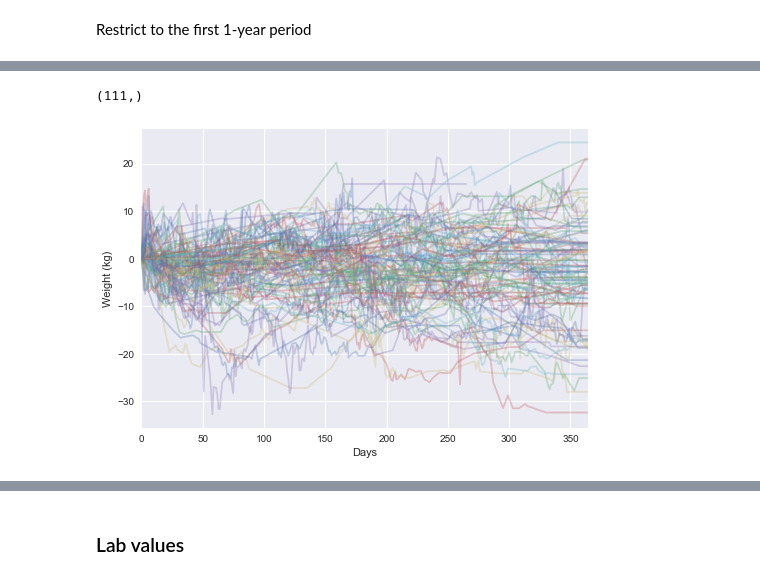
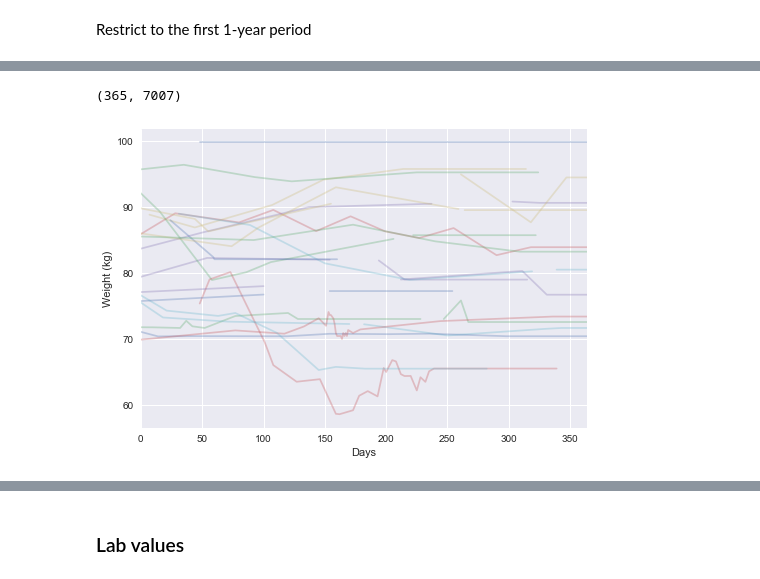
Before and after one commit to fonnesbeck/psychosocial_determinants_bmi, a Jupyter notebook: notebooks/Data processing.ipynb, the cells around one changed output, grey strips where cells are left out. Saved outputs shown, nothing was run; the diff lists cells and outputs as text; code cells hidden in the pictures.

```diff
--- a/notebooks/Data processing.ipynb
+++ b/notebooks/Data processing.ipynb
@@ -261,0 +301,3 @@ weights.head()
+# %%
+bmi_normal_range = bmi[bmi.MRN.isin(normal_range)]
+bmi_normal_range.MRN.unique().shape
@@ -280,0 +338,3 @@ weights_year = weights[weights.RELATIVE_DATE < ONE_YEAR]
+# %%
+bmi_year = bmi_normal_range[bmi_normal_range.RELATIVE_DATE < ONE_YEAR]
+bmi_year.shape
@@ -281,7 +343,7 @@ weights_year = weights[weights.RELATIVE_DATE < ONE_YEAR]
 # %%
-measurement_counts = weights_year.groupby('MRN').WEIGHT_DATE.count()
+measurement_counts = bmi_year.groupby('MRN').WEIGHT_DATE.count()
 # %%
-analysis_subset = weights_year[weights_year.MRN.isin(measurement_counts[measurement_counts>50].index)]
+analysis_subset = bmi_year[bmi_year.MRN.isin(measurement_counts[measurement_counts>=5].index)]
 # %%
 analysis_subset.shape
 # %% [output]
@@ -290,6 +352,6 @@ analysis_subset.shape
 weights_by_patient = pd.pivot_table(analysis_subset.assign(Days=analysis_subset.RELATIVE_DATE.dt.days),
                                     index='Days', columns='MRN', values='Weight_filtered')
 # %%
-weights_by_patient.count().shape
+weights_by_patient.shape
 # %% [output]
-(111,)
+(365, 7007)
@@ -298,7 +358,7 @@ change_by_patient = weights_by_patient - weights_by_patient.loc[0]
 # %%
 fig, axes = plt.subplots()
-(change_by_patient.interpolate(limit=100)
+(weights_by_patient[np.random.choice(weights_by_patient.columns, 20)].interpolate(limit=100)
             .plot(legend=False, alpha=0.3, ax=axes))
 axes.set_ylabel('Weight (kg)');
 # %% [output]
-[figure, old version]
+[figure, new version]
```
Also changed, not shown: parts of 76 cells of this notebook, 6 other files.
